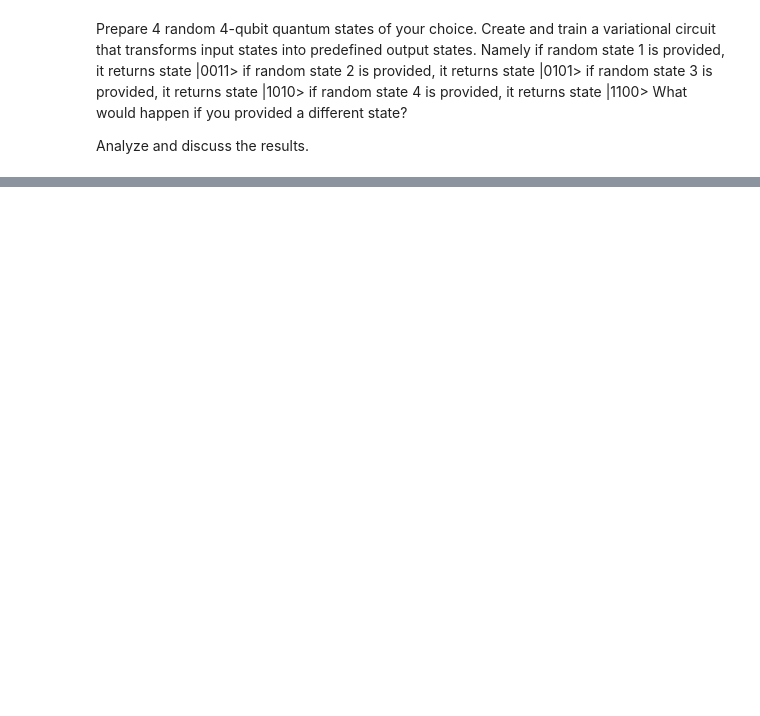
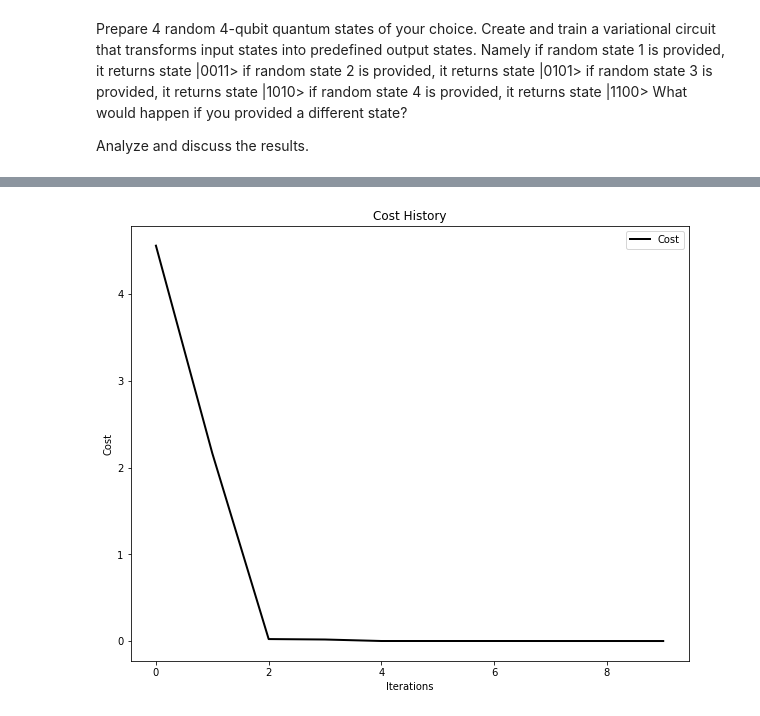
Before and after one commit to mentesniker/random-anzats, a Jupyter notebook: ansatz.ipynb, the cells around one changed output, grey strips where cells are left out. Saved outputs shown, nothing was run; the diff lists cells and outputs as text; code cells hidden in the pictures; blank space fills up the shorter version.

```diff
--- a/ansatz.ipynb
+++ b/ansatz.ipynb
@@ -103,0 +94,9 @@ TypeError: <lambda>() takes 1 positional argument but 3 were given
+# %%
+# instatiate the optimizer
+object_funct = lambda params: objective_function(circuit, "0011", params)
+options = {'c1': 0.5, 'c2': 0.5, 'w': 0.5}
+optimizer = GlobalBestPSO(n_particles=12, dimensions=12, options=options)
+
+# now run the optimization, pass a=1 and b=100 as a tuple assigned to args
+
+cost, pos = optimizer.optimize(object_funct, 1)
@@ -103,0 +115,5 @@ TypeError: <lambda>() takes 1 positional argument but 3 were given
+# %%
+plot_cost_history(cost_history=optimizer.cost_history)
+plt.show()
+# %% [output]
+[figure, added]
```
Also changed, not shown: parts of 4 cells of this notebook, 11 other files.
